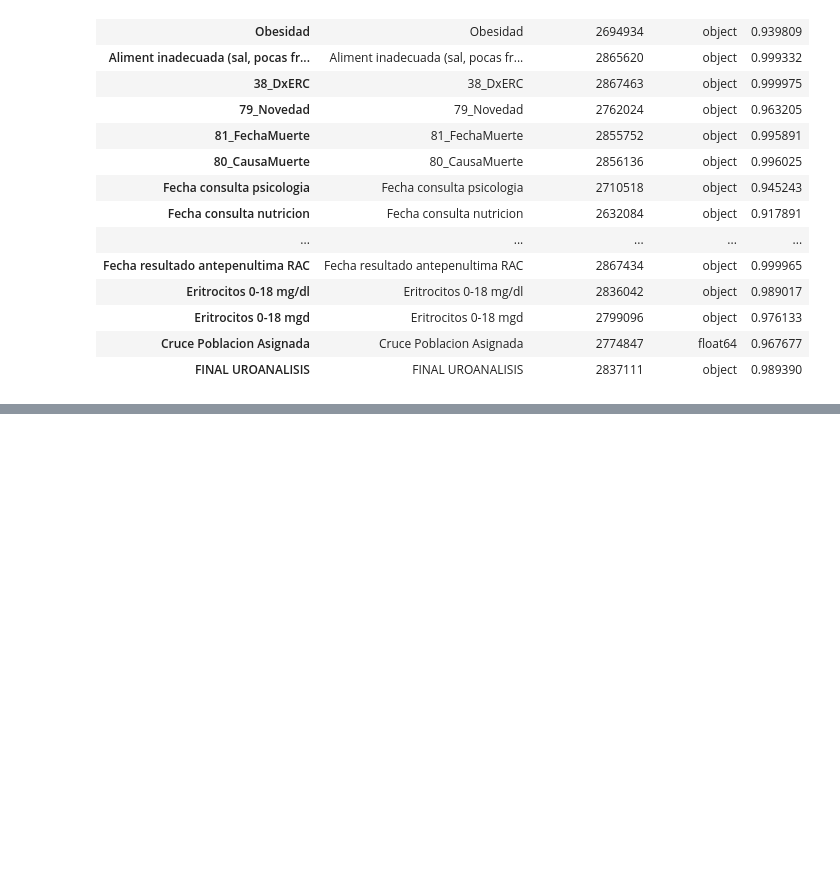
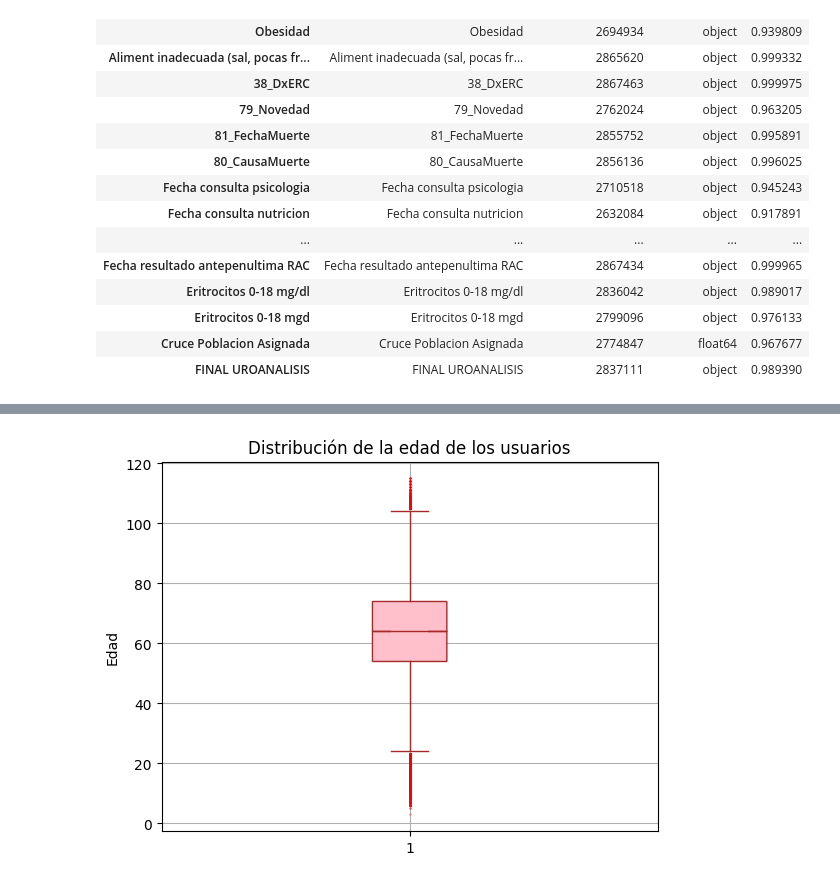
Before and after one commit to jovaceos/Riesgo_Cardiovascular, a Jupyter notebook: 05_Caracterización_de_la_población.ipynb, the cells around one changed output, grey strips where cells are left out. Saved outputs shown, nothing was run; the diff lists cells and outputs as text; code cells hidden in the pictures; blank space fills up the shorter version.

```diff
--- a/05_Caracterización_de_la_población.ipynb
+++ b/05_Caracterización_de_la_población.ipynb
@@ -296,0 +227,20 @@ Name: count, dtype: int64
+# %%
+fig, ax = plt.subplots()
+
+# Dibujar el boxplot
+ax.boxplot(datos_1['EDAD (Años cumplidos)'],notch=True, patch_artist=True,
+           boxprops=dict(facecolor='pink', color='brown'),
+           whiskerprops=dict(color='brown'),
+           capprops=dict(color='brown'),
+           flierprops=dict(marker='o', color='brown', alpha=0.5,markersize=0.5,markeredgecolor='red',linewidth=0),
+           medianprops=dict(color='brown'),
+           )
+
+# Agregar etiquetas y título
+ax.set_title('Distribución de la edad de los usuarios')
+ax.set_ylabel('Edad')
+plt.grid()
+# Mostrar el gráfico
+plt.show()
+# %% [output]
+[figure, added]
```
Also changed, not shown: parts of 102 cells of this notebook.
